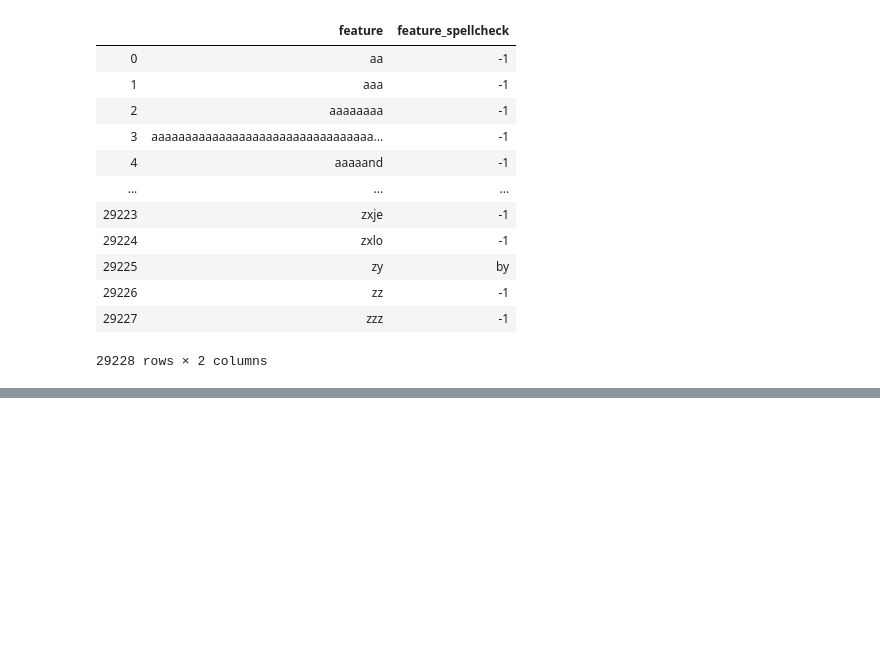
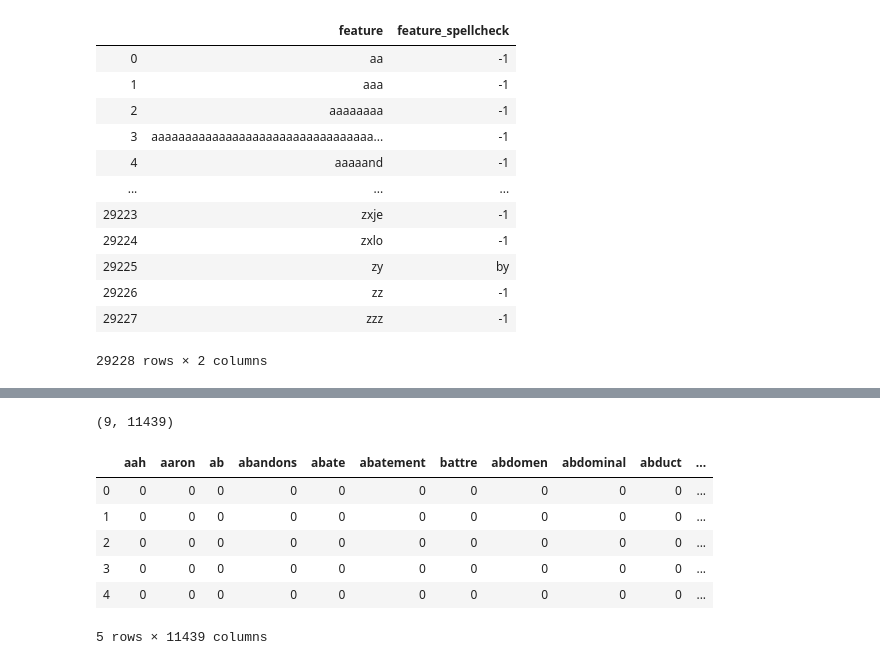
Before and after one commit to mrugeles/Disaster-Response-Pipeline, a Jupyter notebook: test.ipynb, the cells around one changed output, grey strips where cells are left out. Cells and saved outputs as stored; diff of their text form; code cells hidden in the pictures; blank space fills up the shorter version.

```diff
--- a/test.ipynb
+++ b/test.ipynb
@@ -153,0 +140,13 @@ df.progress_apply(lambda x: x**2)
+# %%
+matrix.rename(columns=lambda x: x.replace('_duplicated', ''), inplace=True)
+print(matrix.shape)
+matrix.head()
+# %% [output]
+(9, 11439)
+|  | aah | aaron | ab | abandons | abate | abatement | battre | abdomen | abdominal | abduct | ... |
+| 0 | 0 | 0 | 0 | 0 | 0 | 0 | 0 | 0 | 0 | 0 | ... |
+| 1 | 0 | 0 | 0 | 0 | 0 | 0 | 0 | 0 | 0 | 0 | ... |
+| 2 | 0 | 0 | 0 | 0 | 0 | 0 | 0 | 0 | 0 | 0 | ... |
+| 3 | 0 | 0 | 0 | 0 | 0 | 0 | 0 | 0 | 0 | 0 | ... |
+| 4 | 0 | 0 | 0 | 0 | 0 | 0 | 0 | 0 | 0 | 0 | ... |
+5 rows × 11439 columns
```
Also changed, not shown: parts of 15 cells of this notebook, 6 other files.
